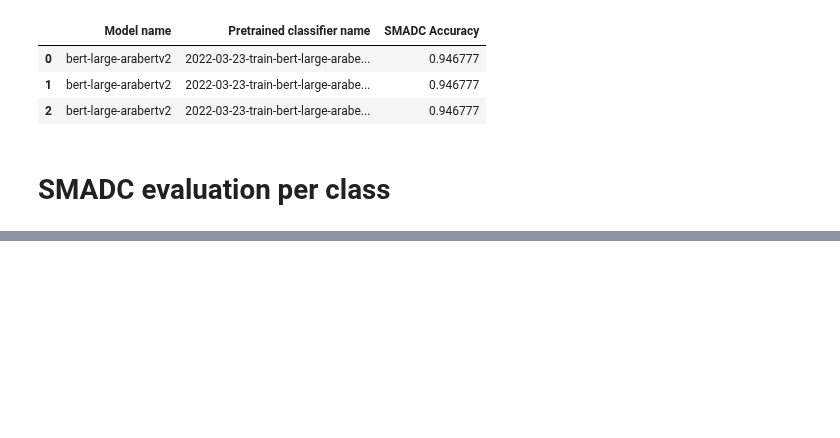
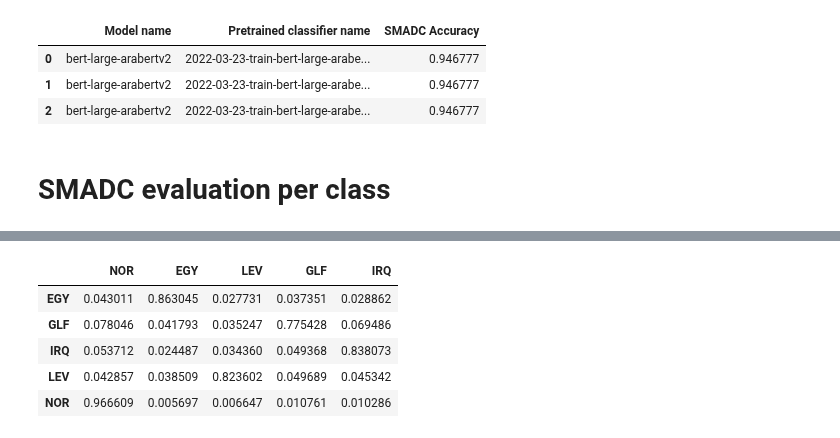
Before and after one commit to d7miiZ/Dialect-Graduation-Project, a Jupyter notebook: code/test_model.ipynb, the cells around one changed output, grey strips where cells are left out. Saved outputs shown, nothing was run; the diff lists cells and outputs as text; code cells hidden in the pictures; blank space fills up the shorter version.

Commit message:
Add confusion matrix to utilities.py and test_model.ipynb

```diff
--- a/code/test_model.ipynb
+++ b/code/test_model.ipynb
@@ -297,3 +281,4 @@ Using amp fp16 backend
 # %%
-evaluation = pd.DataFrame([res["eval_report"][class_].values() for class_ in classes], index=classes, columns=["Precision", "Recall", "F1-Score", "Samples"])
+evaluation = pd.DataFrame([res["eval_report"][class_].values() for class_ in classes], index=classes, columns=["Precision", "Recall", "F1-Score", "Testing Samples"])
+evaluation["Training Samples"] = [622108, 180244, 153933, 195631, 256654]
 # %%
@@ -332,0 +298,2 @@ Type:      method
+# %%
+res = trainer.evaluate(test_dataset)
@@ -332,0 +310,5 @@ Type:      method
+# %%
+confusion_df = pd.DataFrame(res["eval_confusion_matrix"], index=['NOR', 'EGY', 'LEV', 'GLF', 'IRQ'], columns=['NOR', 'EGY', 'LEV', 'GLF', 'IRQ'])
+# %%
+confusion_df = confusion_df.reindex(evaluation.index)[evaluation.index]
+print(confusion_df.to_latex())
@@ -332,0 +327,9 @@ Type:      method
+# %%
+confusion_df.reindex(evaluation.index)
+# %% [output]
+|  | NOR | EGY | LEV | GLF | IRQ |
+| EGY | 0.043011 | 0.863045 | 0.027731 | 0.037351 | 0.028862 |
+| GLF | 0.078046 | 0.041793 | 0.035247 | 0.775428 | 0.069486 |
+| IRQ | 0.053712 | 0.024487 | 0.034360 | 0.049368 | 0.838073 |
+| LEV | 0.042857 | 0.038509 | 0.823602 | 0.049689 | 0.045342 |
+| NOR | 0.966609 | 0.005697 | 0.006647 | 0.010761 | 0.010286 |
```
Also changed, not shown: parts of 9 cells of this notebook, 1 other file.
